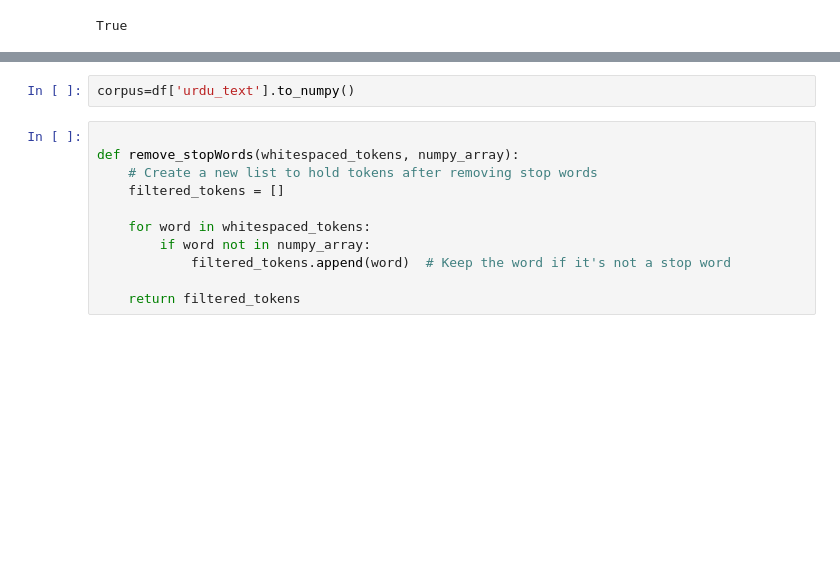
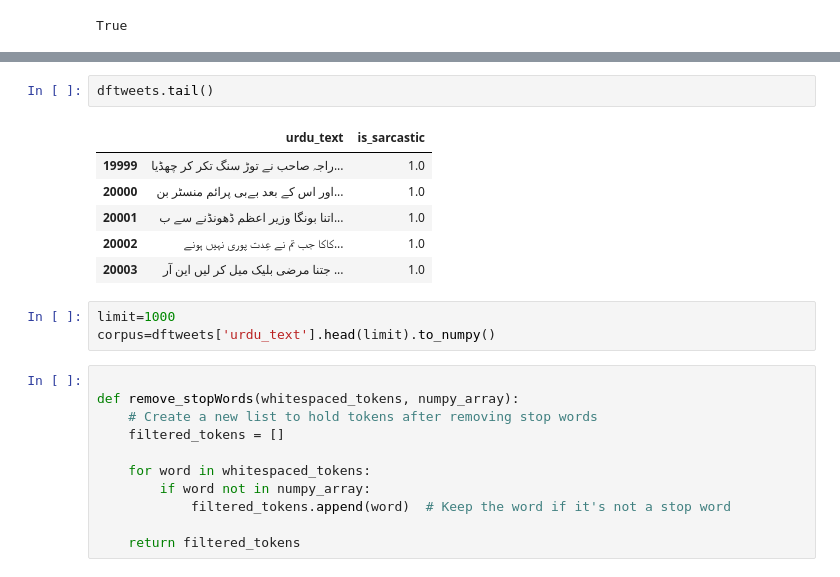
Before and after one commit to SheikhMudassarHanif/NLP, a Jupyter notebook: NLPUrduTextPrepocessing2_0.ipynb, the cells around one changed output, grey strips where cells are left out. Drawn from its saved outputs; the diff is of its cells as text; blank space fills up the shorter version.

```diff
--- a/NLPUrduTextPrepocessing2_0.ipynb
+++ b/NLPUrduTextPrepocessing2_0.ipynb
@@ -30,8 +30,18 @@ df.head()
 | 2 | کامران خان آپکی دن بھریہ زمہ داری... | 0.0 |
 | 3 | نہیں پائین 😎 | 0.0 |
 | 4 | `` مراد علی شاہ کے بھیس میں ڈی جی... | 1.0 |
-# %%
-corpus=df['urdu_text'].to_numpy()
+# %%
+dftweets.tail()
+# %% [output]
+|  | urdu_text | is_sarcastic |
+| 19999 | راجہ صاحب نے توڑ سنگ تکر کر چھڈیا... | 1.0 |
+| 20000 | اور اس کے بعد بےبی پرائم منسٹر بن... | 1.0 |
+| 20001 | اتنا بونگا وزیر اعظم ڈھونڈنے سے ب... | 1.0 |
+| 20002 | کاکا جب تم نے عِدت پوری نہیں ہونے... | 1.0 |
+| 20003 | جتنا مرضی بلیک میل کر لیں این آر ... | 1.0 |
+# %%
+limit=1000
+corpus=dftweets['urdu_text'].head(limit).to_numpy()
 # %%
 
 def remove_stopWords(whitespaced_tokens, numpy_array):
```
Also changed, not shown: parts of 16 cells of this notebook.
